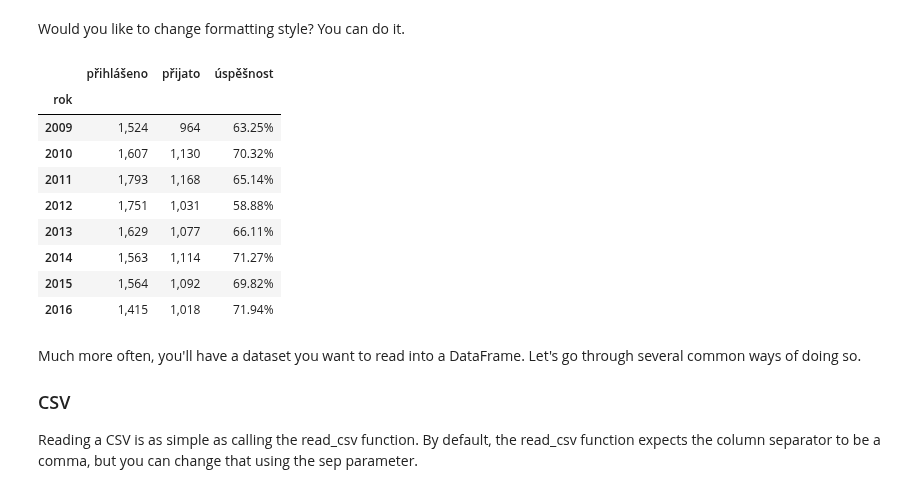
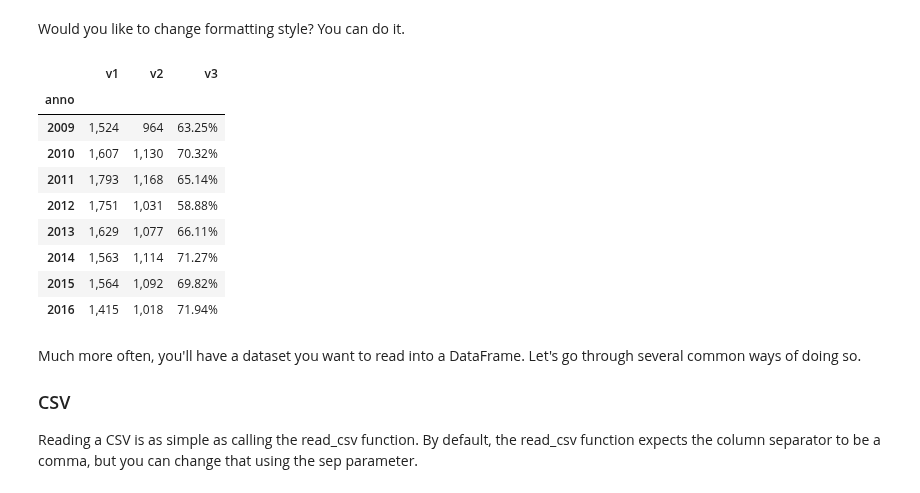
Before and after one commit to serivan/mldmlab, a Jupyter notebook: Python-Introduction/05a-pandas-titanic.ipynb, the cells around one changed output. Drawn from its saved outputs; the diff is of its cells as text; code cells hidden in the pictures.

```diff
--- a/Python-Introduction/05a-pandas-titanic.ipynb
+++ b/Python-Introduction/05a-pandas-titanic.ipynb
@@ -240,9 +240,9 @@ For the rest of the tutorial, we'll be primarily working with `DataFrames`.
 ### Reading Data
 To create a `DataFrame` out of common Python data structures, we can pass a dictionary of lists to the `DataFrame` constructor.
 # %%
-data = {'rok': [2009, 2010, 2011, 2012, 2013, 2014, 2015, 2016],
-        'přihlášeno': [1524, 1607, 1793, 1751, 1629, 1563, 1564, 1415],
-        'přijato': [964, 1130, 1168, 1031, 1077, 1114, 1092, 1018]}
-prfuk = pd.DataFrame(data)
-prfuk
+data = {'anno': [2009, 2010, 2011, 2012, 2013, 2014, 2015, 2016],
+        'v1': [1524, 1607, 1793, 1751, 1629, 1563, 1564, 1415],
+        'v2': [964, 1130, 1168, 1031, 1077, 1114, 1092, 1018]}
+myData = pd.DataFrame(data)
+myData
 # %% [output]
@@ -258,6 +258,6 @@ prfuk
 # %% [markdown]
 You can create index from any column
 # %%
-r = prfuk.set_index('rok')
+r = myData.set_index('anno')
 r
 # %% [output]
@@ -296,0 +284,3 @@ prfuk
+# %%
+myData['v3'] = myData['v2'] / myData['v1']
+myData
@@ -297,14 +297,14 @@ prfuk
 # %% [markdown]
 Would you like to change formatting style? You can do it.
 # %%
-prfuk.set_index('rok').style.format({
-    'přihlášeno': '{:,d}'.format,
-    'přijato': '{:,d}'.format,
-    'úspěšnost': '{:.2%}'.format,
+myData.set_index('anno').style.format({
+    'v1': '{:,d}'.format,
+    'v2': '{:,d}'.format,
+    'v3': '{:.2%}'.format,
 })
 # %% [output]
-|  | přihlášeno | přijato | úspěšnost |
-| rok |  |  |  |
+|  | v1 | v2 | v3 |
+| anno |  |  |  |
 | 2009 | 1,524 | 964 | 63.25% |
 | 2010 | 1,607 | 1,130 | 70.32% |
 | 2011 | 1,793 | 1,168 | 65.14% |
```
Also changed, not shown: parts of 20 cells of this notebook.
